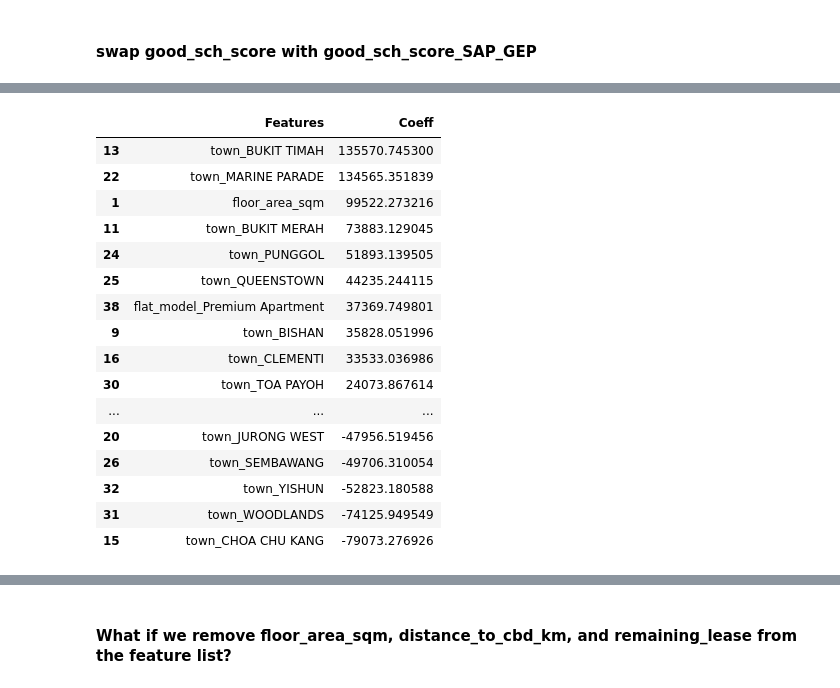
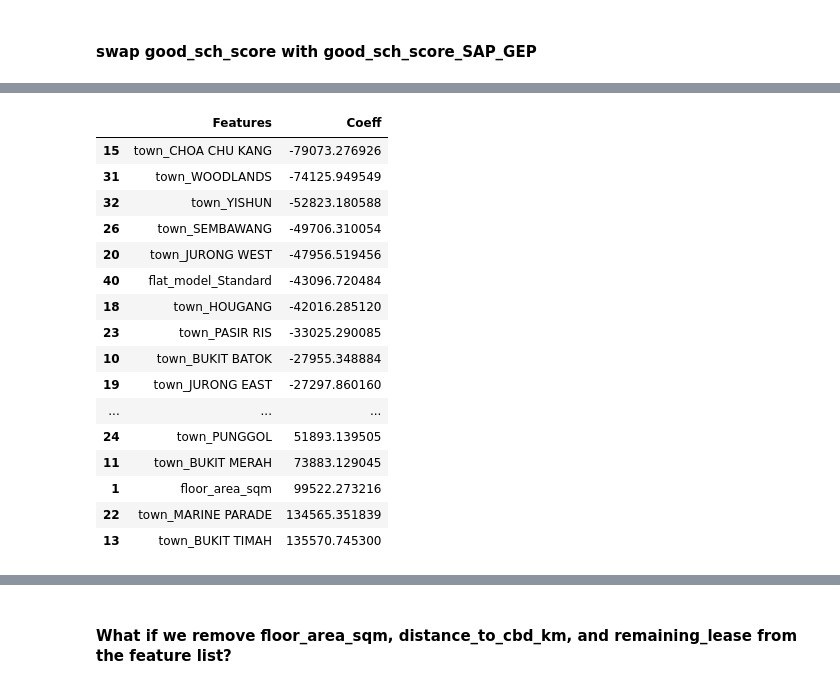
Before and after one commit to raychng/bt4222-project, a Jupyter notebook: Model Building 2004 to 2013.ipynb, the cells around one changed output, grey strips where cells are left out. Saved outputs shown, nothing was run; the diff lists cells and outputs as text; code cells hidden in the pictures.

```diff
--- a/Model Building 2004 to 2013.ipynb
+++ b/Model Building 2004 to 2013.ipynb
@@ -748,23 +973,24 @@ RMSE 78260.36327469164
 # %%
-lr_importance = pd.DataFrame(list(zip(lr2.feature_names_in_, lr2.coef_)), columns =['Features', 'Coeff'])
-lr_importance.sort_values(by = 'Coeff', ascending = False)
+lr_2_importance = pd.DataFrame(list(zip(lr2.feature_names_in_, lr2.coef_)), columns =['Features', 'Coeff'])
+lr_2_importance = lr_2_importance.sort_values(by = 'Coeff', ascending = True)
+lr_2_importance
 # %% [output]
 |  | Features | Coeff |
+| 15 | town_CHOA CHU KANG | -79073.276926 |
+| 31 | town_WOODLANDS | -74125.949549 |
+| 32 | town_YISHUN | -52823.180588 |
+| 26 | town_SEMBAWANG | -49706.310054 |
+| 20 | town_JURONG WEST | -47956.519456 |
+| 40 | flat_model_Standard | -43096.720484 |
+| 18 | town_HOUGANG | -42016.285120 |
+| 23 | town_PASIR RIS | -33025.290085 |
+| 10 | town_BUKIT BATOK | -27955.348884 |
+| 19 | town_JURONG EAST | -27297.860160 |
+| ... | ... | ... |
+| 24 | town_PUNGGOL | 51893.139505 |
+| 11 | town_BUKIT MERAH | 73883.129045 |
+| 1 | floor_area_sqm | 99522.273216 |
+| 22 | town_MARINE PARADE | 134565.351839 |
 | 13 | town_BUKIT TIMAH | 135570.745300 |
-| 22 | town_MARINE PARADE | 134565.351839 |
-| 1 | floor_area_sqm | 99522.273216 |
-| 11 | town_BUKIT MERAH | 73883.129045 |
-| 24 | town_PUNGGOL | 51893.139505 |
-| 25 | town_QUEENSTOWN | 44235.244115 |
-| 38 | flat_model_Premium Apartment | 37369.749801 |
-| 9 | town_BISHAN | 35828.051996 |
-| 16 | town_CLEMENTI | 33533.036986 |
-| 30 | town_TOA PAYOH | 24073.867614 |
-| ... | ... | ... |
-| 20 | town_JURONG WEST | -47956.519456 |
-| 26 | town_SEMBAWANG | -49706.310054 |
-| 32 | town_YISHUN | -52823.180588 |
-| 31 | town_WOODLANDS | -74125.949549 |
-| 15 | town_CHOA CHU KANG | -79073.276926 |
 # %%
 X2_constant = sm.add_constant(X2_train)
```
Also changed, not shown: parts of 39 cells of this notebook.
